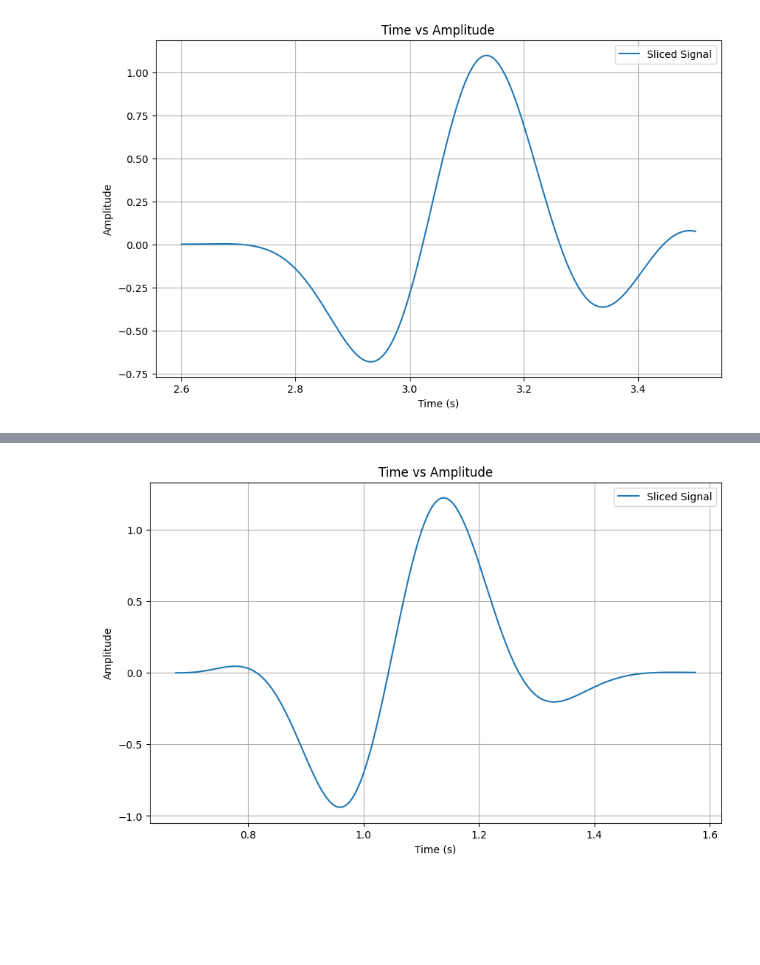
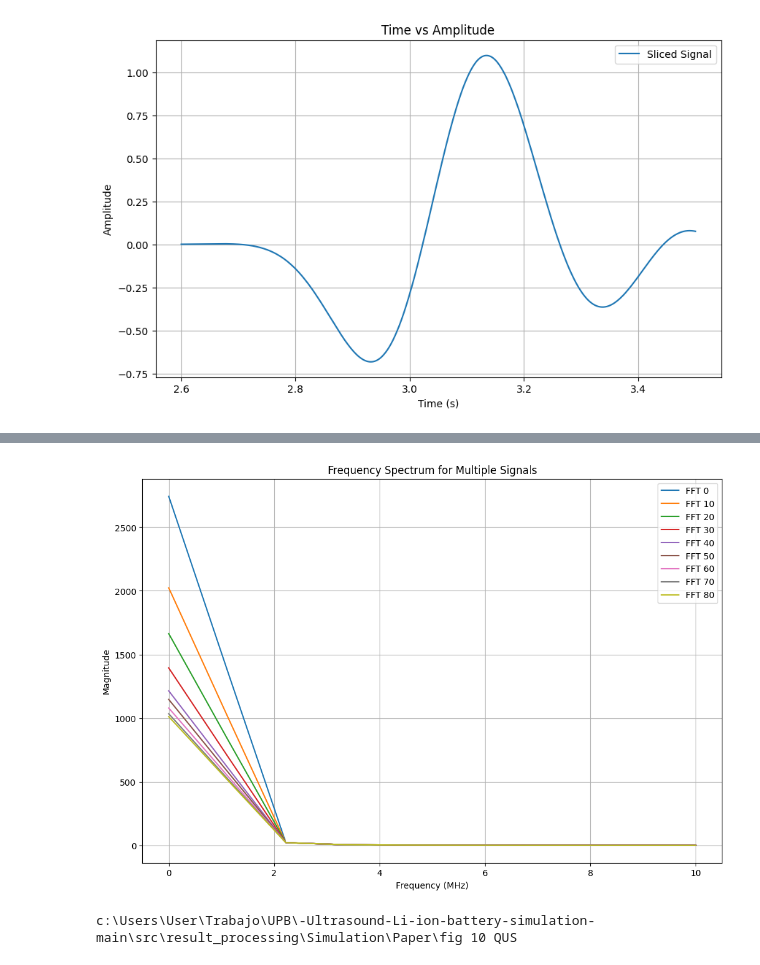
Before and after one commit to JuanpaGaviria/SOH_1D, a Jupyter notebook: src/result_processing/Simulation/Paper/fig 10 QUS/QUS.ipynb, the cells around one changed output, grey strips where cells are left out. Drawn from its saved outputs; the diff is of its cells as text; code cells hidden in the pictures; blank space fills up the shorter version.

Commit message:
FDM improved and more results obtained

```diff
--- a/src/result_processing/Simulation/Paper/fig 10 QUS/QUS.ipynb
+++ b/src/result_processing/Simulation/Paper/fig 10 QUS/QUS.ipynb
@@ -133,6 +253,52 @@ slice_tof(file_path, 2800,4600, 0.0005, '20')
-# %%
-os.chdir("../fig 7 results")
-file_path = "./nodes_f1100_dt_f0.0005_layer_n_256_8.npy"
-slice_tof(file_path, 1350, 3150, 0.0005, '80')
-# %% [output]
-[figure, removed]
+# %%
+def fft(signal):
+    fft_signal = np.abs(scipy.fft.rfft(signal))
+    d = 5e-4  # Sampling interval
+    freq = rfftfreq(signal.size, d)
+
+    return freq, fft_signal
+
+os.chdir("./Hanning")
+
+# Prepare to collect frequency data for plotting
+all_frequencies = []
+all_fft_outputs = []
+
+# Use the function
+directory='./'
+npy_files = [f for f in os.listdir(directory) if f.endswith('.npy')]
+npy_files.sort()  # Ordenar archivos alfabéticamente
+num_files = len(npy_files)
+for file in npy_files:
+    signal = np.load(file)
+    frequency, fft_output = fft(signal)
+
+    # Slice to keep X elements
+    frequency = frequency[:10]
+    fft_output = fft_output[:10]
+
+    # Save the FFT output to a file with only the first 20 points
+    np.save(f"fft_{file}_first_20", {'frequency': frequency, 'fft_output': fft_output})  # Save FFT magnitude data
+
+    # Collect data for plotting
+    all_frequencies.append(frequency)
+    all_fft_outputs.append(fft_output)
+
+# Plotting all FFT results
+plt.figure(figsize=(12, 8))
+for idx, fft_output in enumerate(all_fft_outputs):
+    plt.plot(all_frequencies[idx], fft_output, label=f'FFT {start + idx * step}')
+plt.title('Frequency Spectrum for Multiple Signals')
+plt.xlabel('Frequency (MHz)')
+plt.ylabel('Magnitude')
+plt.legend()
+plt.grid(True)
+plt.show()
+os.chdir("../")
+# %% [output]
+[figure, added]
+# %%
+os.chdir("../")
+print(os.getcwd())
+# %% [output]
+c:\Users\User\Trabajo\UPB\-Ultrasound-Li-ion-battery-simulation-main\src\result_processing\Simulation\Paper\fig 10 QUS
```
Also changed, not shown: parts of 12 cells of this notebook, 2 other files.
